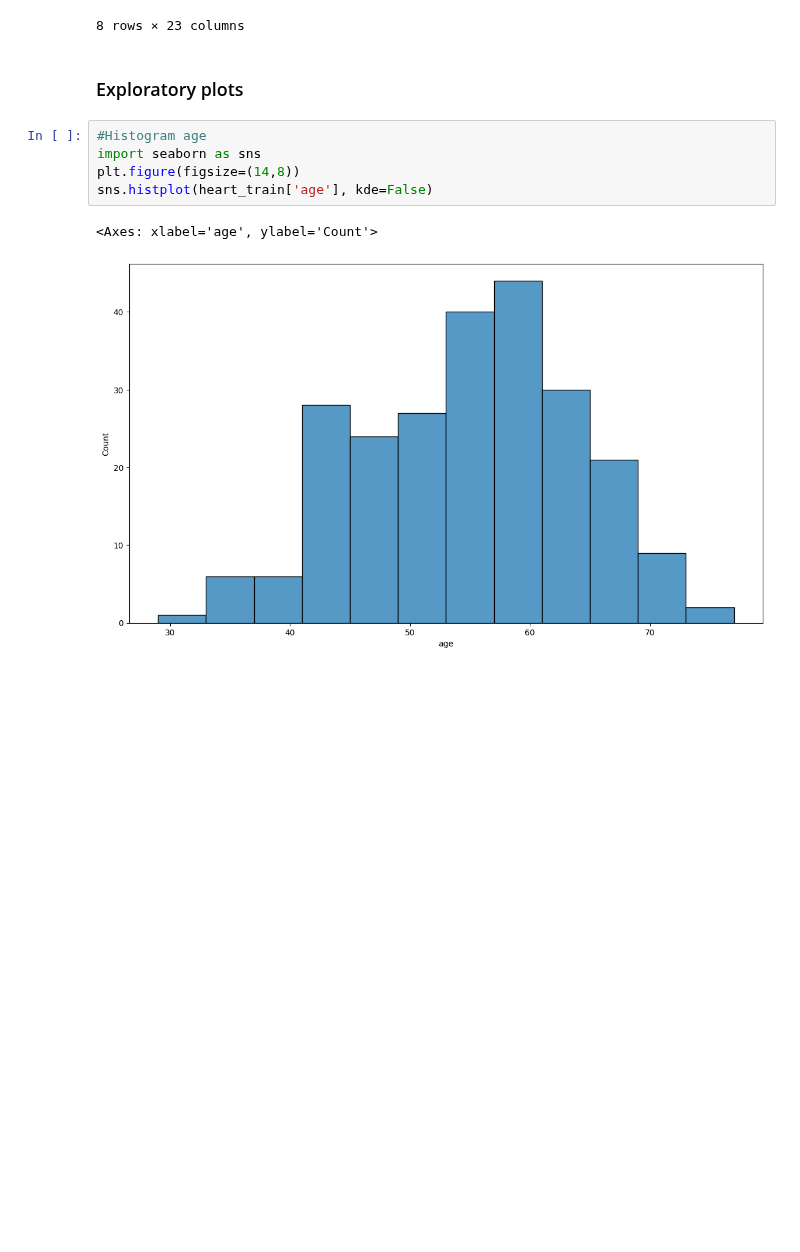
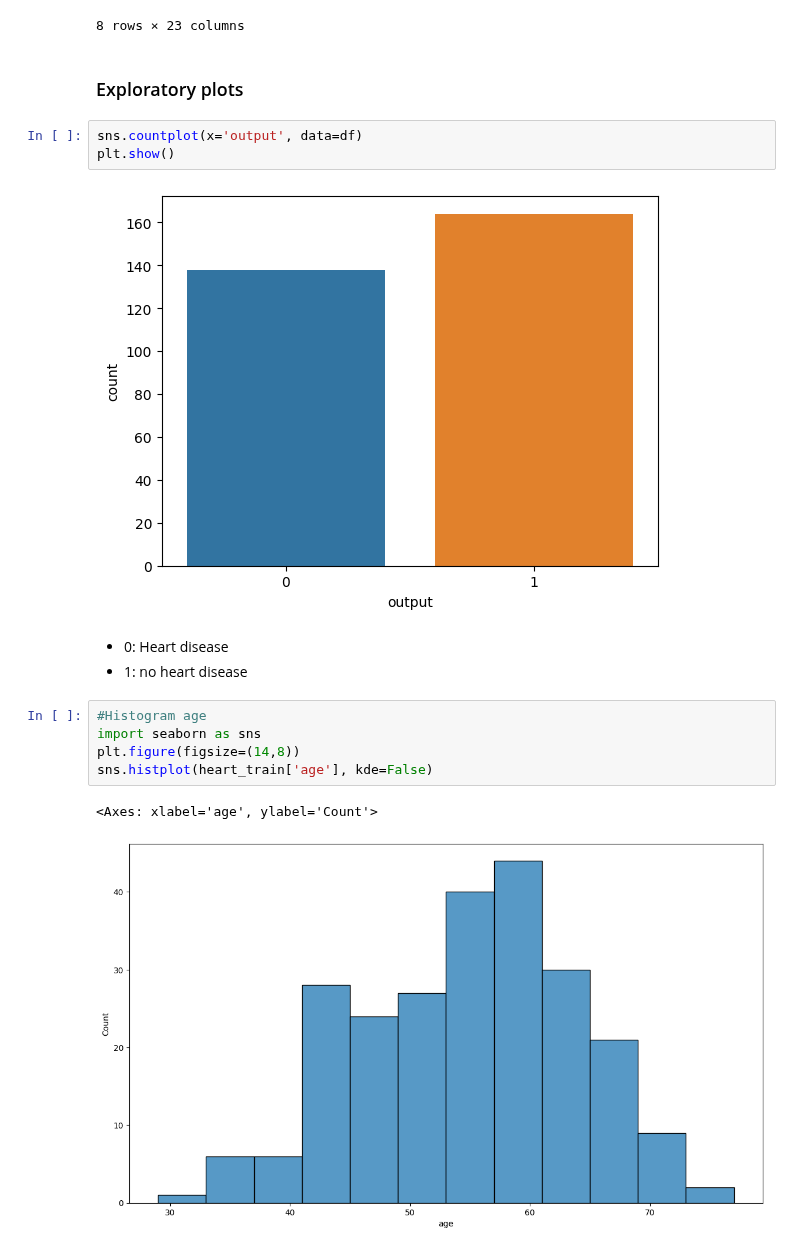
Before and after one commit to msplittgerber/heart-attack-analysis-prediction, a Jupyter notebook: heart_attack_analysis_prediction.ipynb, the cells around one changed output. Cells and saved outputs as stored; diff of their text form; blank space fills up the shorter version.

```diff
--- a/heart_attack_analysis_prediction.ipynb
+++ b/heart_attack_analysis_prediction.ipynb
@@ -261,6 +262,14 @@ heart_train.describe()
 8 rows × 23 columns
 # %% [markdown]
 ### Exploratory plots
+# %%
+sns.countplot(x='output', data=df)
+plt.show()
+# %% [output]
+[figure, added]
+# %% [markdown]
++ 0: Heart disease
++ 1: no heart disease
 # %%
 #Histogram age
 import seaborn as sns
```
Also changed, not shown: parts of 11 cells of this notebook.
